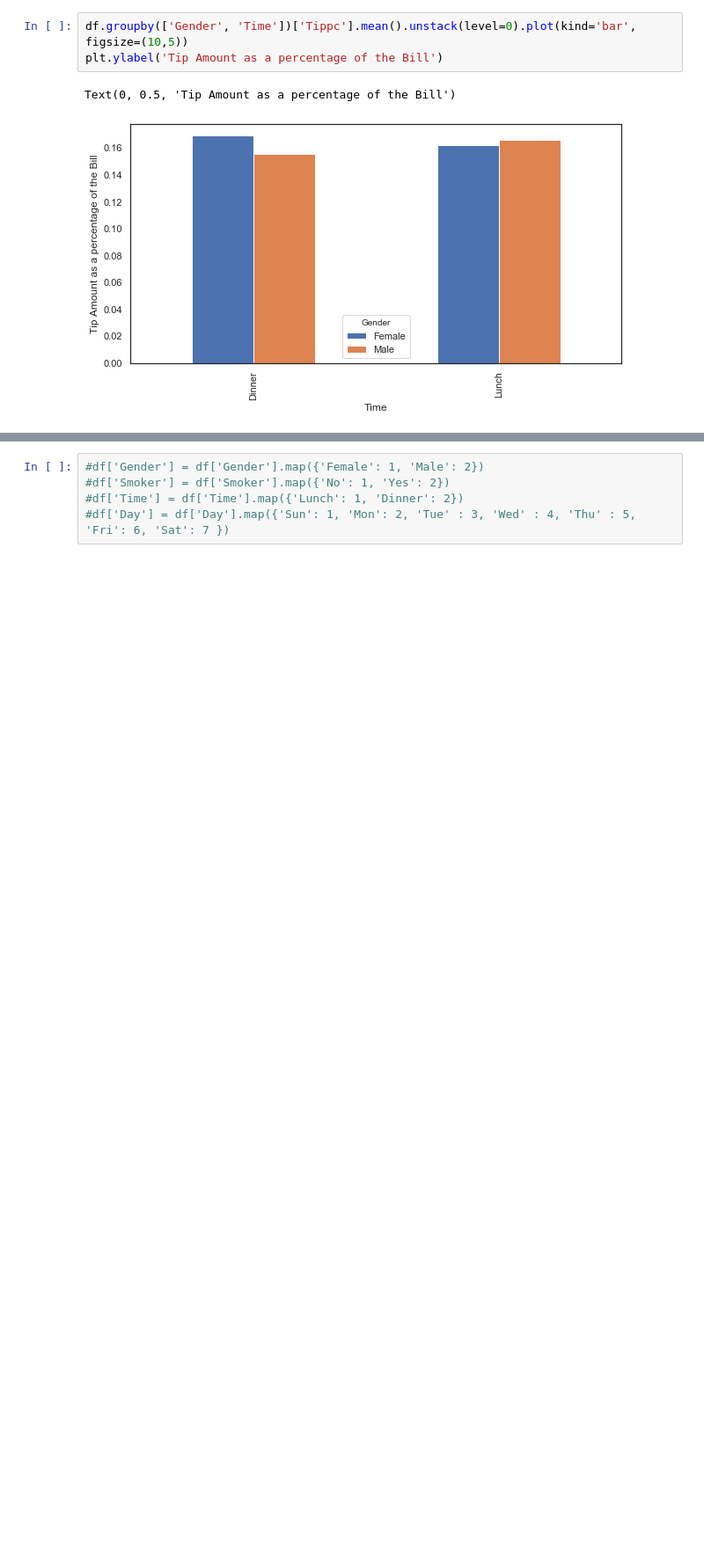
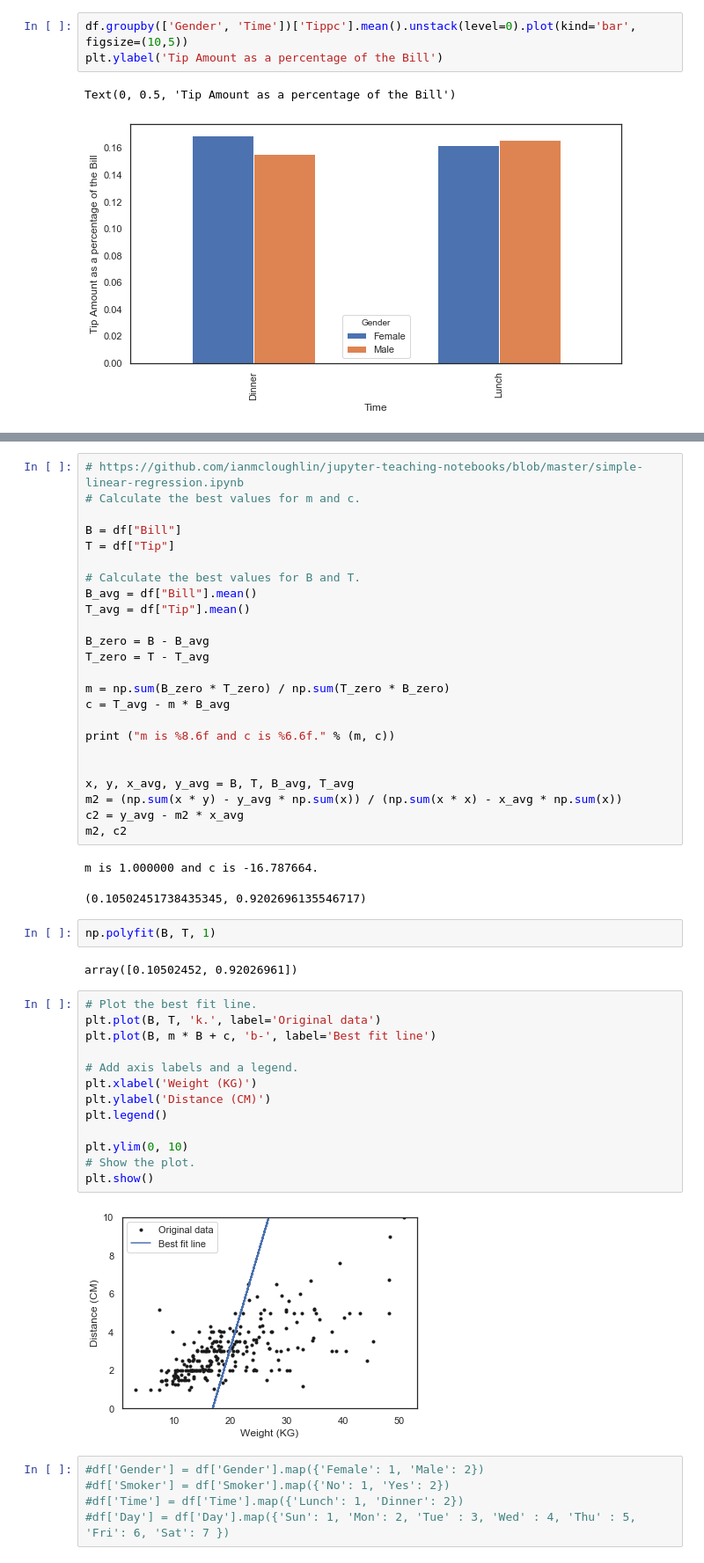
Before and after one commit to pocathain08/Fund_of_Data_Analysis, a Jupyter notebook: Fund_of_Data_Analysis_Assessment.ipynb, the cells around one changed output, grey strips where cells are left out. Shown: that part at 88% size. Cells and saved outputs as stored; diff of their text form; blank space fills up the shorter version.

```diff
--- a/Fund_of_Data_Analysis_Assessment.ipynb
+++ b/Fund_of_Data_Analysis_Assessment.ipynb
@@ -111,3 +156,49 @@ Text(0, 0.5, 'Tip Amount as a percentage of the Bill')
+# %%
+# https://github.com/ianmcloughlin/jupyter-teaching-notebooks/blob/master/simple-linear-regression.ipynb
+# Calculate the best values for m and c.
+
+B = df["Bill"]
+T = df["Tip"]
+
+# Calculate the best values for B and T.
+B_avg = df["Bill"].mean()
+T_avg = df["Tip"].mean()
+
+B_zero = B - B_avg
+T_zero = T - T_avg
+
+m = np.sum(B_zero * T_zero) / np.sum(T_zero * B_zero)
+c = T_avg - m * B_avg
+
+print ("m is %8.6f and c is %6.6f." % (m, c))
+
+
+x, y, x_avg, y_avg = B, T, B_avg, T_avg
+m2 = (np.sum(x * y) - y_avg * np.sum(x)) / (np.sum(x * x) - x_avg * np.sum(x))
+c2 = y_avg - m2 * x_avg
+m2, c2
+# %% [output]
+m is 1.000000 and c is -16.787664.
+(0.10502451738435345, 0.9202696135546717)
+# %%
+np.polyfit(B, T, 1)
+# %% [output]
+array([0.10502452, 0.92026961])
+# %%
+# Plot the best fit line.
+plt.plot(B, T, 'k.', label='Original data')
+plt.plot(B, m * B + c, 'b-', label='Best fit line')
+
+# Add axis labels and a legend.
+plt.xlabel('Weight (KG)')
+plt.ylabel('Distance (CM)')
+plt.legend()
+
+plt.ylim(0, 10)
+# Show the plot.
+plt.show()
+# %% [output]
+[figure, added]
 # %%
 #df['Gender'] = df['Gender'].map({'Female': 1, 'Male': 2})
 #df['Smoker'] = df['Smoker'].map({'No': 1, 'Yes': 2})
```
Also changed, not shown: parts of 4 cells of this notebook, 1 other file.
